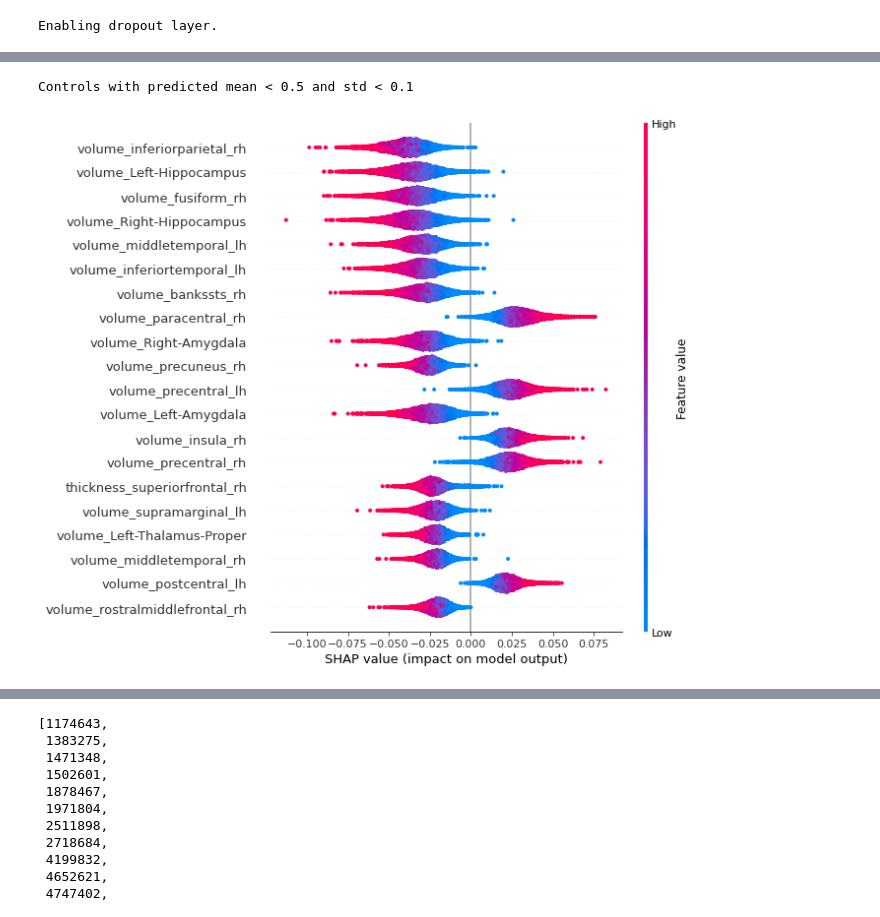
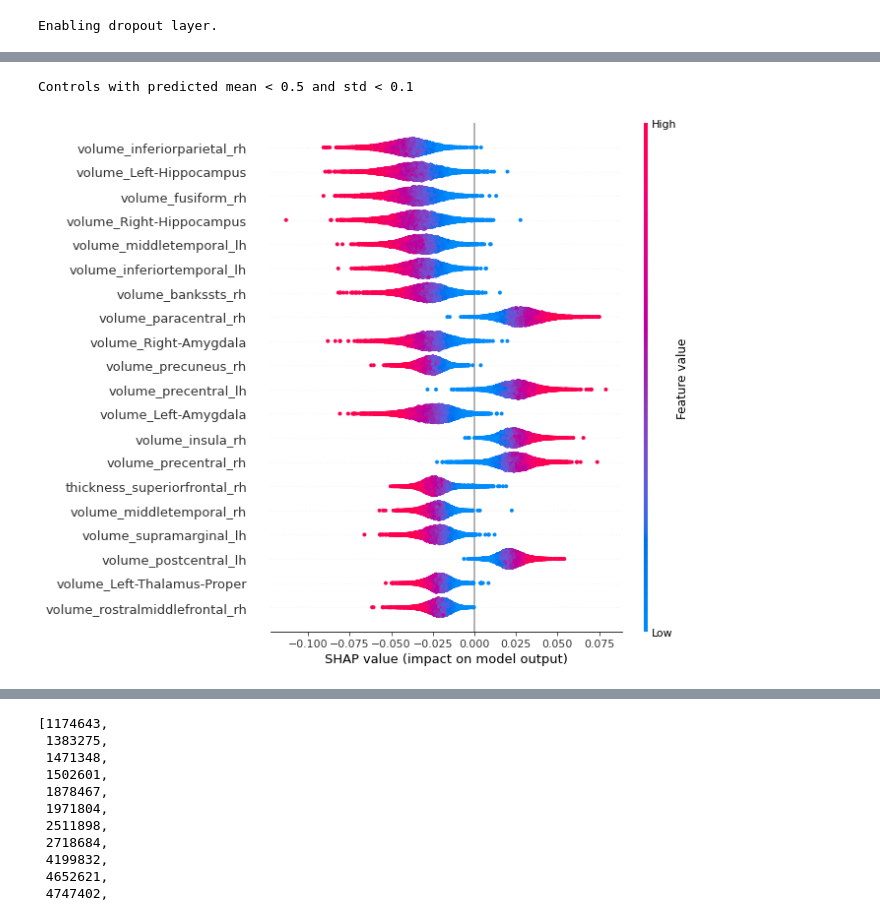
Before and after one commit to tighu20/adni_phenotypes, a Jupyter notebook: results/Model explainability.ipynb, the cells around one changed output, grey strips where cells are left out. Drawn from its saved outputs; the diff is of its cells as text; code cells hidden in the pictures.

```diff
--- a/results/Model explainability.ipynb
+++ b/results/Model explainability.ipynb
@@ -116,5 +123,11 @@ e = shap.DeepExplainer(model, torch.tensor(train_dataset.X).to(device))
 # %%
-def show_summary_plot(ids):
+def show_summary_plot(ids, mc_passes=50):
     X_tmp = np.array([ukb_dataset.X[i] for i, elem in enumerate(ukb_dataset.ids) if elem in ids])
-    shap_values = e.shap_values(torch.tensor(X_tmp).to(device))
+
+    shap_values = []
+    for i in range(mc_passes):
+        tmp_shap = e.shap_values(torch.tensor(X_tmp).to(device))
+        shap_values.append(tmp_shap[np.newaxis, :]) # shape: 1 X NUM_IDS (14) X NUM_FEATS(155)
+
+    shap_values = np.mean(np.concatenate(shap_values), axis=0)
     shap.summary_plot(shap_values, X_tmp, feature_names=(FEATURES_CORTICAL + FEATURES_VOLUME + FEATURES_VOLUME_EXTRA))
@@ -139,7 +154,7 @@ Wall time: 1.05 s
 # %%
 %%time
 print('Controls with predicted mean < 0.5 and std < 0.1')
-show_summary_plot(certain_controls.index.values)
+show_summary_plot(certain_controls.index.values, mc_passes=3) # Had ro reduce number of forward passes because of SHAP takes too long for all the certain_controls
 # %% [output]
 Controls with predicted mean < 0.5 and std < 0.1
-[figure, old version]
+[figure, new version]
```
Also changed, not shown: parts of 14 cells of this notebook, 2 other files.
